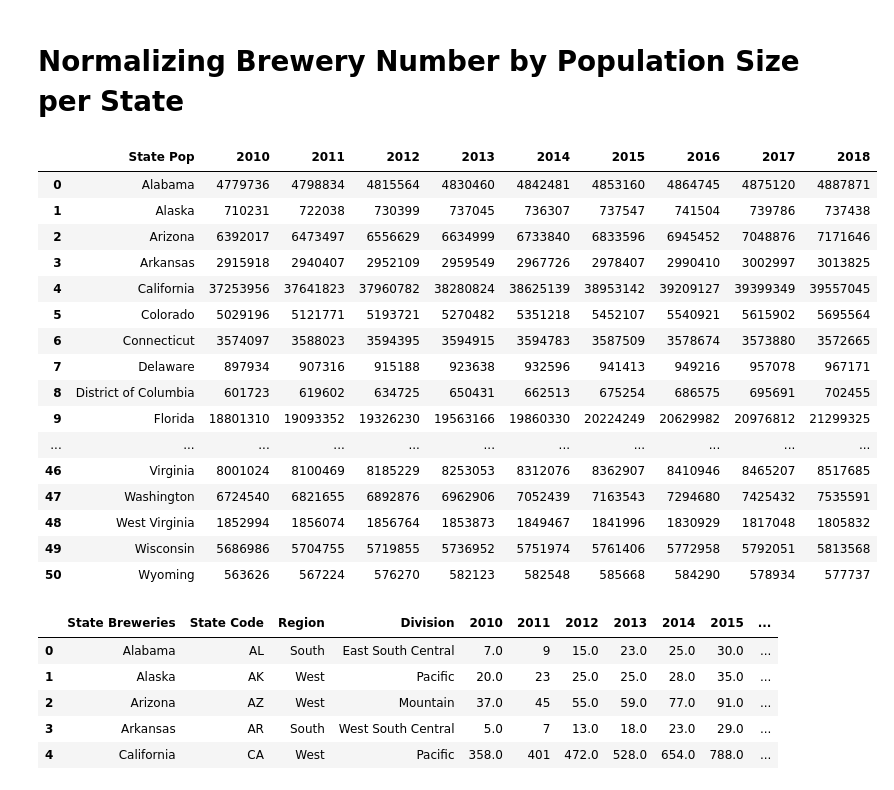
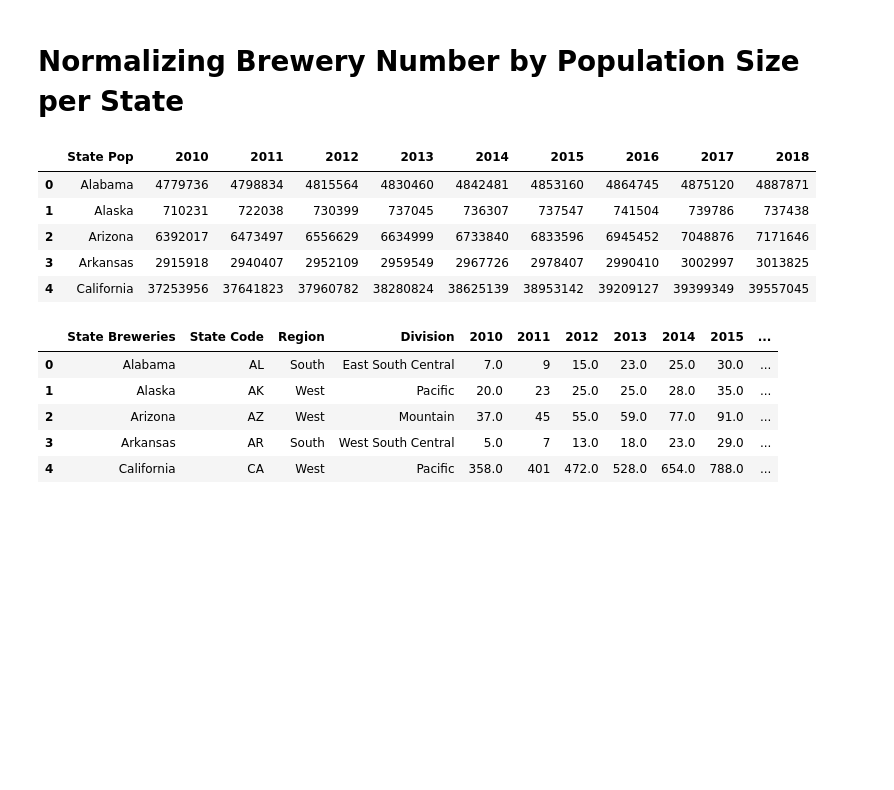
Before and after one commit to akhilliker/Project_1_Team_2, a Jupyter notebook: Project Code/State_Rate_of_Brewery_Growth.ipynb, the cells around one changed output. Saved outputs shown, nothing was run; the diff lists cells and outputs as text; code cells hidden in the pictures; blank space fills up the shorter version.

```diff
--- a/Project Code/State_Rate_of_Brewery_Growth.ipynb
+++ b/Project Code/State_Rate_of_Brewery_Growth.ipynb
@@ -343,45 +344,34 @@ state_pop1_df
 state_pop_df = state_pop1_df.drop([1,2,3,4,5,57])
 #drop columns 0, 1, 4, 5 (Census ID #)
 state_pop_df = state_pop_df.drop(["Id", "Id2", "April 1, 2010 - Estimates Base", "Population Estimate (as of July 1) - 2010"], axis=1)
 state_pop_df
 #Rename columns
 state_pop_df = state_pop_df.rename(columns = {"Geography" : "State Pop",
                                               "April 1, 2010 - Census" : "2010",
                                               "Population Estimate (as of July 1) - 2011" : "2011",
                                               "Population Estimate (as of July 1) - 2012" : "2012",
                                               "Population Estimate (as of July 1) - 2013" : "2013",
                                               "Population Estimate (as of July 1) - 2014" : "2014",
                                               "Population Estimate (as of July 1) - 2015" : "2015",
                                               "Population Estimate (as of July 1) - 2016" : "2016",
                                               "Population Estimate (as of July 1) - 2017" : "2017",
                                               "Population Estimate (as of July 1) - 2018" : "2018"
                                              })
 #Sort by State name
 state_pop_df = state_pop_df.sort_values("State Pop")
 #reset index
 state_pop_df = state_pop_df.reset_index(drop = True)
 
 #Save as csv files in case group members want it
 state_pop_df.to_csv(r'../Raw Data Sources/population_per_state_2010_2018_cleaned.csv')
-state_pop_df
+state_pop_df.head()
 # %% [output]
 |  | State Pop | 2010 | 2011 | 2012 | 2013 | 2014 | 2015 | 2016 | 2017 | 2018 |
 | 0 | Alabama | 4779736 | 4798834 | 4815564 | 4830460 | 4842481 | 4853160 | 4864745 | 4875120 | 4887871 |
 | 1 | Alaska | 710231 | 722038 | 730399 | 737045 | 736307 | 737547 | 741504 | 739786 | 737438 |
 | 2 | Arizona | 6392017 | 6473497 | 6556629 | 6634999 | 6733840 | 6833596 | 6945452 | 7048876 | 7171646 |
 | 3 | Arkansas | 2915918 | 2940407 | 2952109 | 2959549 | 2967726 | 2978407 | 2990410 | 3002997 | 3013825 |
 | 4 | California | 37253956 | 37641823 | 37960782 | 38280824 | 38625139 | 38953142 | 39209127 | 39399349 | 39557045 |
-| 5 | Colorado | 5029196 | 5121771 | 5193721 | 5270482 | 5351218 | 5452107 | 5540921 | 5615902 | 5695564 |
-| 6 | Connecticut | 3574097 | 3588023 | 3594395 | 3594915 | 3594783 | 3587509 | 3578674 | 3573880 | 3572665 |
-| 7 | Delaware | 897934 | 907316 | 915188 | 923638 | 932596 | 941413 | 949216 | 957078 | 967171 |
-| 8 | District of Columbia | 601723 | 619602 | 634725 | 650431 | 662513 | 675254 | 686575 | 695691 | 702455 |
-| 9 | Florida | 18801310 | 19093352 | 19326230 | 19563166 | 19860330 | 20224249 | 20629982 | 20976812 | 21299325 |
-| ... | ... | ... | ... | ... | ... | ... | ... | ... | ... | ... |
-| 46 | Virginia | 8001024 | 8100469 | 8185229 | 8253053 | 8312076 | 8362907 | 8410946 | 8465207 | 8517685 |
-| 47 | Washington | 6724540 | 6821655 | 6892876 | 6962906 | 7052439 | 7163543 | 7294680 | 7425432 | 7535591 |
-| 48 | West Virginia | 1852994 | 1856074 | 1856764 | 1853873 | 1849467 | 1841996 | 1830929 | 1817048 | 1805832 |
-| 49 | Wisconsin | 5686986 | 5704755 | 5719855 | 5736952 | 5751974 | 5761406 | 5772958 | 5792051 | 5813568 |
-| 50 | Wyoming | 563626 | 567224 | 576270 | 582123 | 582548 | 585668 | 584290 | 578934 | 577737 |
 # %%
 #Make new dataframe with brewery count per state, but only years 2010-2018
 brew_ct_df.head()
```
Also changed, not shown: parts of 24 cells of this notebook, 31 other files.
